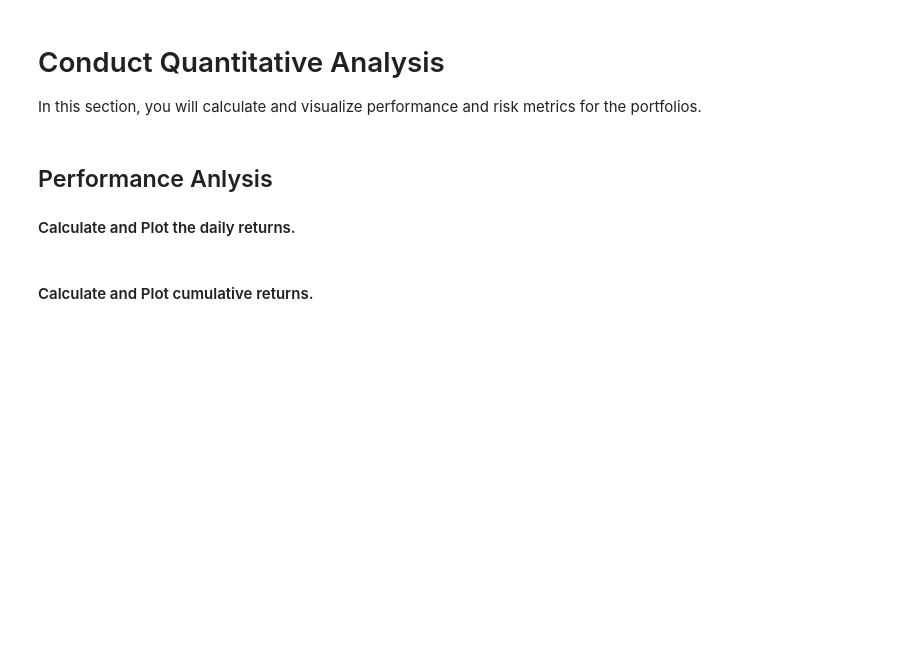
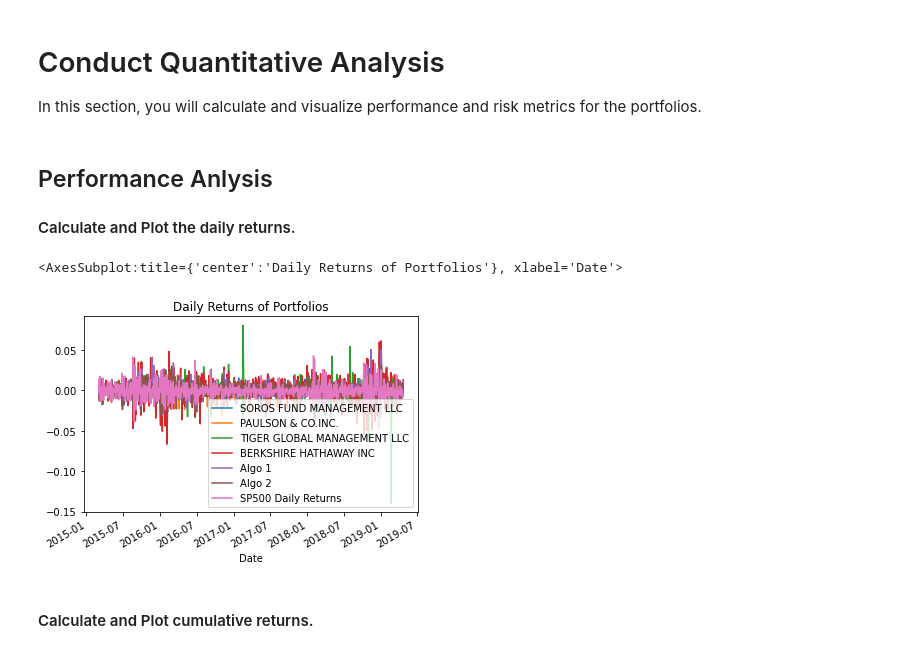
Before and after one commit to Mun-Min/Pandas_Portfolio_Analysis, a Jupyter notebook: main.ipynb, the cells around one changed output. Cells and saved outputs as stored; diff of their text form; code cells hidden in the pictures; blank space fills up the shorter version.

Commit message:
data cleaning commit

```diff
--- a/main.ipynb
+++ b/main.ipynb
@@ -63,4 +122,6 @@ Read the S&P 500 historic closing prices and create a new daily returns DataFram
 # Reading S&P 500 Closing Prices
 sp500_csv_path = (r"C:\Users\minha\OneDrive\Documents\Pandas_Portfolio_Analysis\Resources\sp500_history.csv")
 sp500_df = pd.read_csv(sp500_csv_path)
+sp500_df.set_index(pd.to_datetime(sp500_df['Date'], infer_datetime_format = True), inplace = True)
+sp500_df.drop(columns = ['Date'], inplace = True)
 sp500_df.head()
@@ -75,4 +150,4 @@ sp500_df.dtypes
 # %%
 # Calculate Daily Returns
-daily_returns = sp500_df["Close"].pct_change()
-daily_returns.head()
+daily_returns_df = sp500_df.pct_change()
+daily_returns_df.head()
@@ -83,6 +169,6 @@ sp500_df.isnull().sum()
 # %%
 # Rename `Close` Column to be specific to this portfolio.
-sp500_df = sp500_df.rename(columns = {
-    "Close" : "Daily Returns"
+daily_returns_df = daily_returns_df.rename(columns = {
+    "Close" : "SP500 Daily Returns"
 })
-sp500_df.head()
+daily_returns_df.head()
@@ -90,3 +184,6 @@ sp500_df.head()
 ## Combine Whale, Algorithmic, and S&P 500 Returns
 # %%
 # Join Whale Returns, Algorithmic Returns, and the S&P 500 Returns into a single DataFrame with columns for each portfolio's returns.
+joined_data_rows = pd.concat([whales_df, algo_df, daily_returns_df], axis = "rows", join = "inner")
+joined_data_cols = pd.concat([whales_df, algo_df, daily_returns_df], axis='columns', join='inner')
+joined_data_cols.head()
@@ -102,6 +207,10 @@ In this section, you will calculate and visualize performance and risk metrics f
 #### Calculate and Plot the daily returns.
 # %%
 # Plot daily returns of all portfolios
+joined_data_cols.plot(title = 'Daily Returns of Portfolios')
+# %% [output]
+<AxesSubplot:title={'center':'Daily Returns of Portfolios'}, xlabel='Date'>
+[figure, added]
 # %% [markdown]
 #### Calculate and Plot cumulative returns.
 # %%
```
Also changed, not shown: parts of 16 cells of this notebook.
